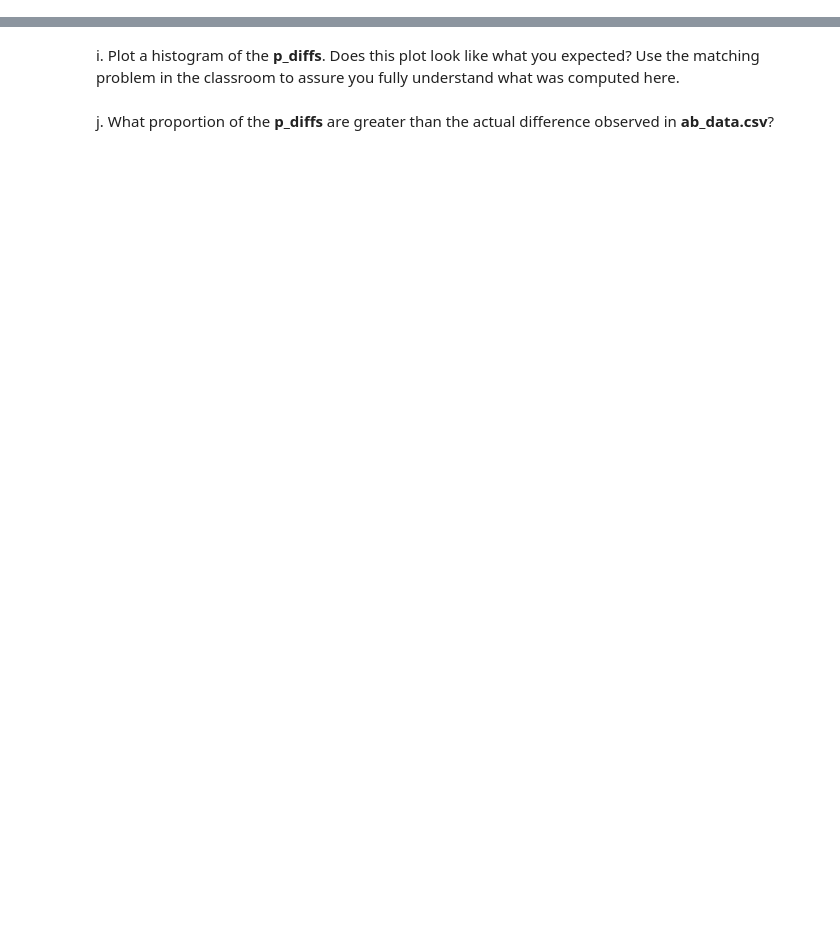
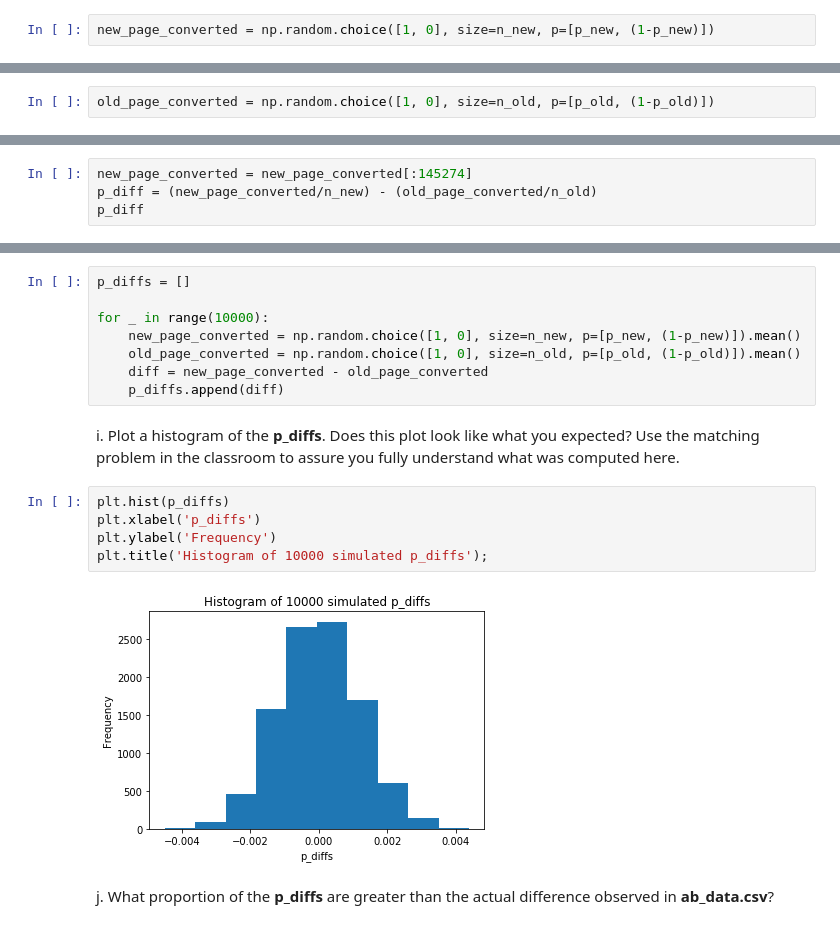
Before and after one commit to gautamgadiyar/AB_Test_Analysis, a Jupyter notebook: Analyze_ab_test_results_notebook.ipynb, the cells around one changed output, grey strips where cells are left out. Drawn from its saved outputs; the diff is of its cells as text; blank space fills up the shorter version.

Commit message:
Completed the Hypothesis testing with a histogram

```diff
--- a/Analyze_ab_test_results_notebook.ipynb
+++ b/Analyze_ab_test_results_notebook.ipynb
@@ -174,6 +285,14 @@ d. What is $n_{old}$?
 # %% [markdown]
 e. Simulate $n_{new}$ transactions with a convert rate of $p_{new}$ under the null.  Store these $n_{new}$ 1's and 0's in **new_page_converted**.
+# %%
+new_page_converted = np.random.choice([1, 0], size=n_new, p=[p_new, (1-p_new)])
 # %% [markdown]
 f. Simulate $n_{old}$ transactions with a convert rate of $p_{old}$ under the null.  Store these $n_{old}$ 1's and 0's in **old_page_converted**.
+# %%
+old_page_converted = np.random.choice([1, 0], size=n_old, p=[p_old, (1-p_old)])
 # %% [markdown]
 g. Find $p_{new}$ - $p_{old}$ for your simulated values from part (e) and (f).
+# %%
+new_page_converted = new_page_converted[:145274]
+p_diff = (new_page_converted/n_new) - (old_page_converted/n_old)
+p_diff
@@ -180,6 +302,21 @@ g. Find $p_{new}$ - $p_{old}$ for your simulated values from part (e) and (f).
 # %% [markdown]
 h. Simulate 10,000 $p_{new}$ - $p_{old}$ values using this same process similarly to the one you calculated in parts **a. through g.** above.  Store all 10,000 values in a numpy array called **p_diffs**.
+# %%
+p_diffs = []
+
+for _ in range(10000):
+    new_page_converted = np.random.choice([1, 0], size=n_new, p=[p_new, (1-p_new)]).mean()
+    old_page_converted = np.random.choice([1, 0], size=n_old, p=[p_old, (1-p_old)]).mean()
+    diff = new_page_converted - old_page_converted
+    p_diffs.append(diff)
 # %% [markdown]
 i. Plot a histogram of the **p_diffs**.  Does this plot look like what you expected?  Use the matching problem in the classroom to assure you fully understand what was computed here.
+# %%
+plt.hist(p_diffs)
+plt.xlabel('p_diffs')
+plt.ylabel('Frequency')
+plt.title('Histogram of 10000 simulated p_diffs');
+# %% [output]
+[figure, added]
 # %% [markdown]
 j. What proportion of the **p_diffs** are greater than the actual difference observed in **ab_data.csv**?
```
Also changed, not shown: parts of 28 cells of this notebook.
